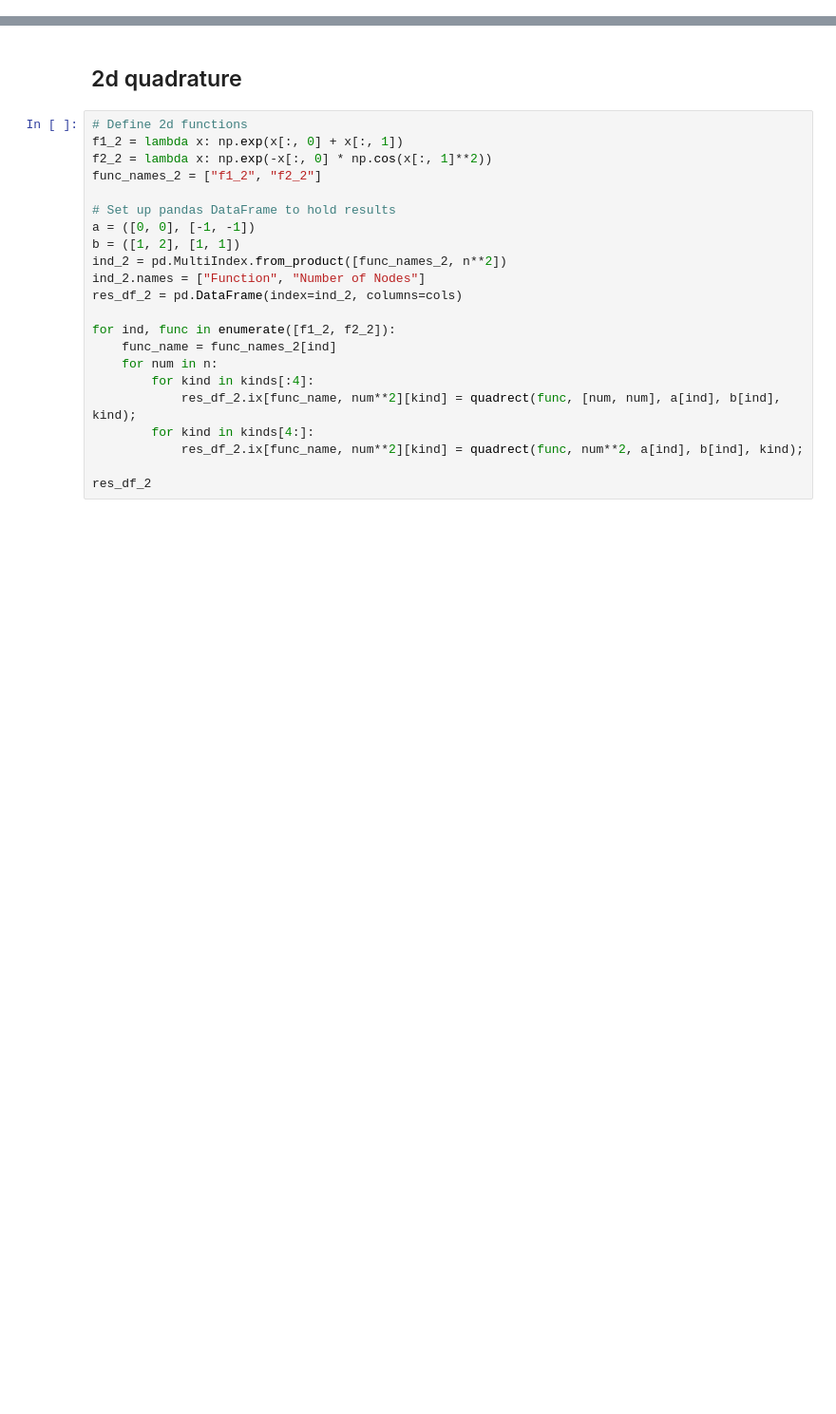
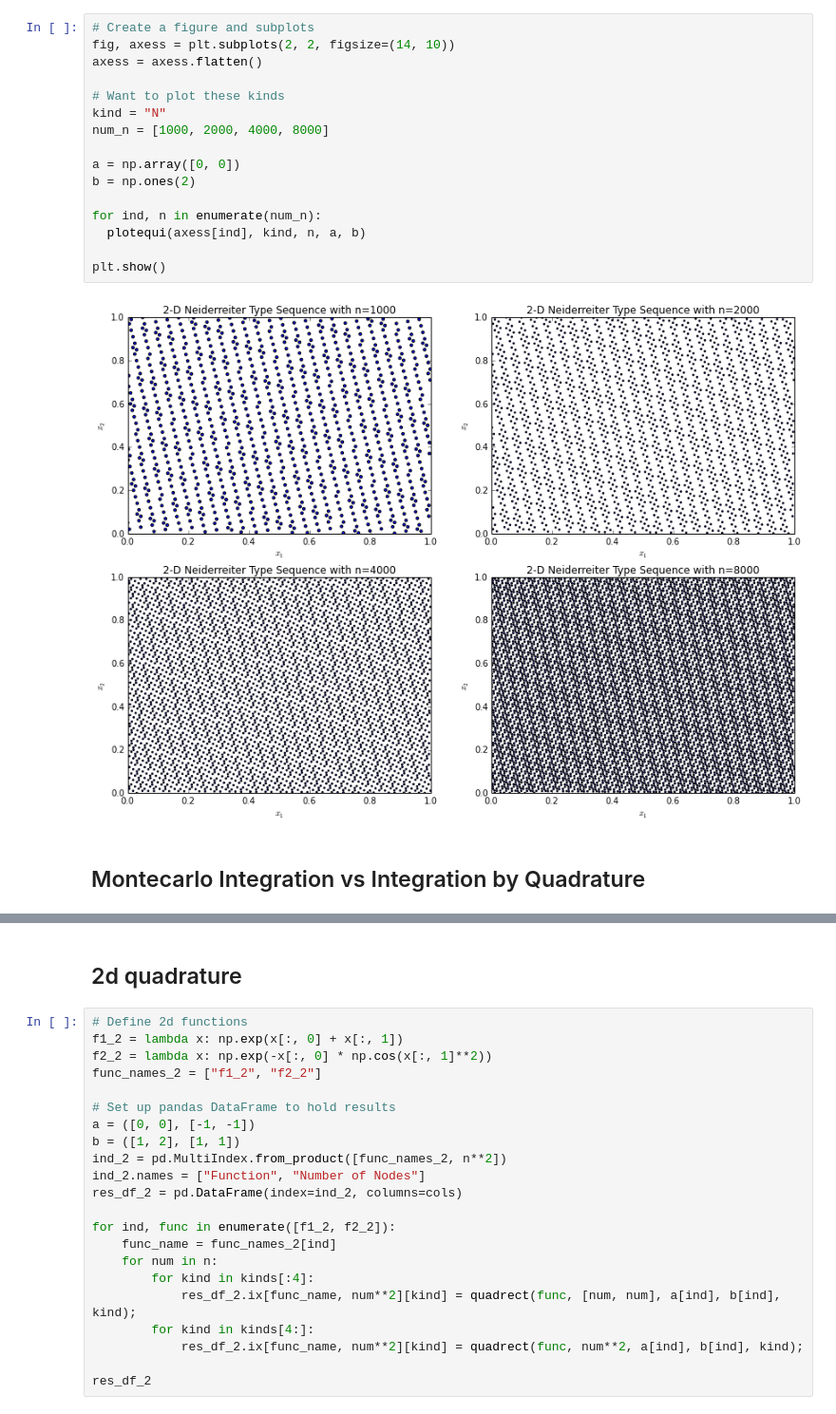
Before and after one commit to QuantEcon/QuantEcon.py, a Jupyter notebook: examples/quadrature.ipynb, the cells around one changed output, grey strips where cells are left out. Shown at 95% size. Saved outputs shown, nothing was run; the diff lists cells and outputs as text; blank space fills up the shorter version.

```diff
--- a/examples/quadrature.ipynb
+++ b/examples/quadrature.ipynb
@@ -8,0 +61,20 @@ from quantecon.quad import quadrect
+# %%
+# Create a figure and subplots
+fig, axess = plt.subplots(2, 2, figsize=(14, 10))
+axess = axess.flatten()
+
+# Want to plot these kinds
+kind = "N"
+num_n = [1000, 2000, 4000, 8000]
+
+a = np.array([0, 0])
+b = np.ones(2)
+
+for ind, n in enumerate(num_n):
+  plotequi(axess[ind], kind, n, a, b)
+
+plt.show()
+# %% [output]
+[figure, added]
+# %% [markdown]
+## Montecarlo Integration vs Integration by Quadrature
```
Also changed, not shown: parts of 10 cells of this notebook.
